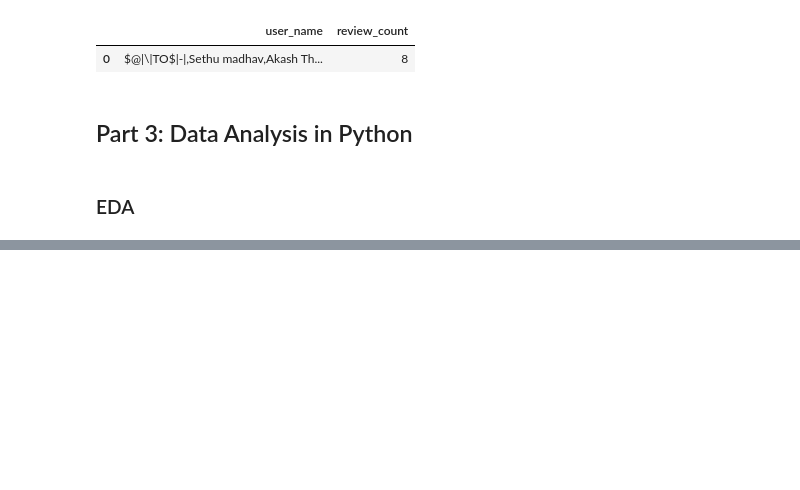
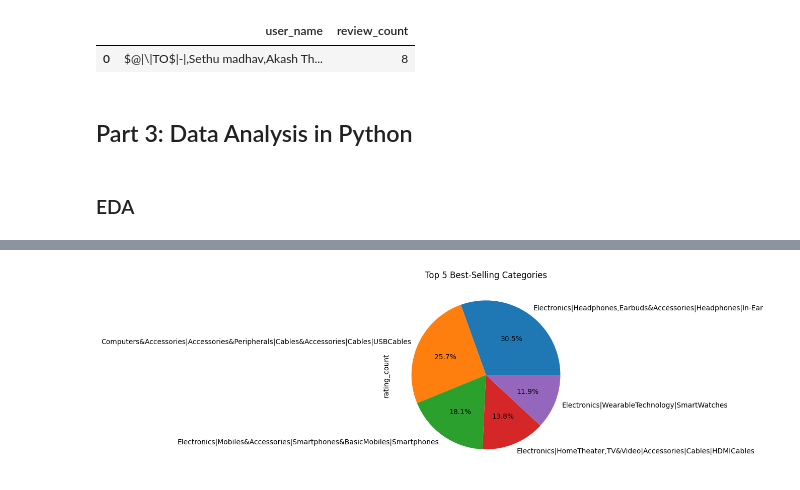
Before and after one commit to CheropS/Amazon-Dataset-Analysis, a Jupyter notebook: index.ipynb, the cells around one changed output, grey strips where cells are left out. Saved outputs shown, nothing was run; the diff lists cells and outputs as text; code cells hidden in the pictures; blank space fills up the shorter version.

```diff
--- a/index.ipynb
+++ b/index.ipynb
@@ -524,0 +609,6 @@ TypeError: can only concatenate str (not "int") to str
+# %%
+df1.groupby('category')['rating_count'].sum().nlargest(5).plot(kind='pie', autopct='%1.1f%%')
+plt.title('Top 5 Best-Selling Categories')
+plt.show()
+# %% [output]
+[figure, added]
```
Also changed, not shown: parts of 14 cells of this notebook.
